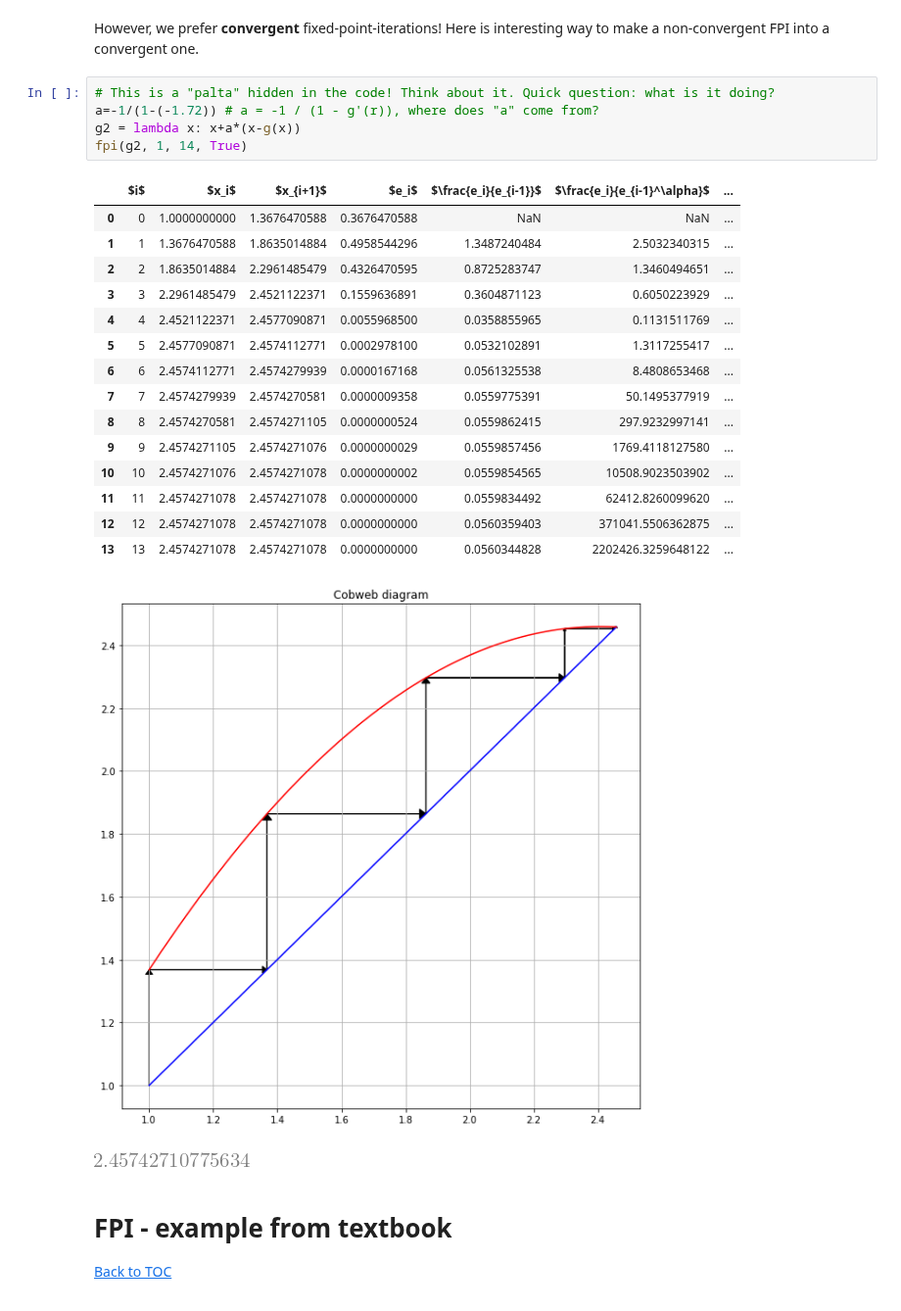
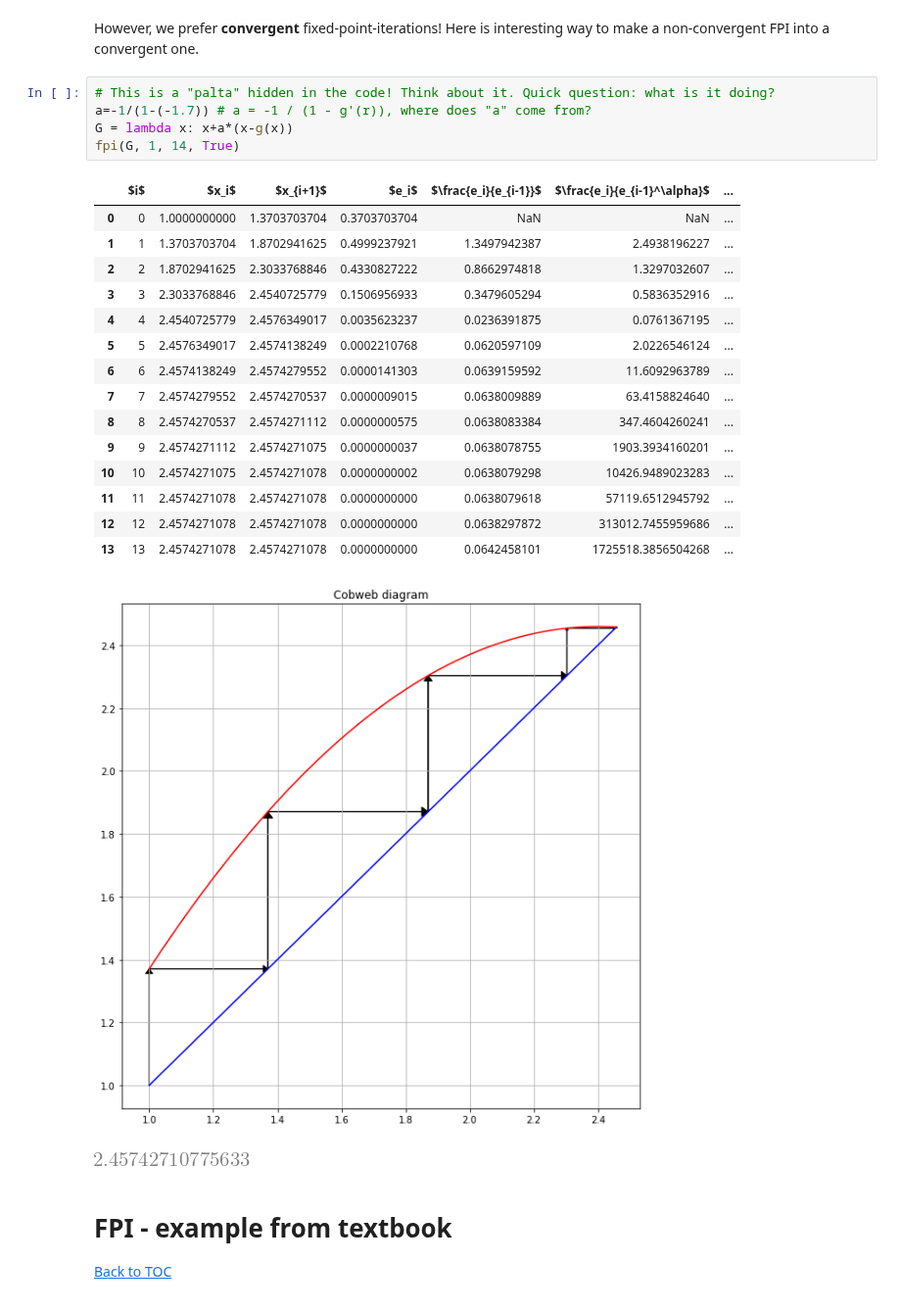
Before and after one commit to tclaudioe/Scientific-Computing, a Jupyter notebook: SC1v2/03_roots_of_1D_equations.ipynb, the cells around one changed output. Shown at 98% size. Saved outputs shown, nothing was run; the diff lists cells and outputs as text.

```diff
--- a/SC1v2/03_roots_of_1D_equations.ipynb
+++ b/SC1v2/03_roots_of_1D_equations.ipynb
@@ -378,26 +370,26 @@ fpi(g, 1, 12, True)
 However, we prefer **convergent** fixed-point-iterations! Here is interesting way to make a non-convergent FPI into a convergent one.
 # %%
 # This is a "palta" hidden in the code! Think about it. Quick question: what is it doing?
-a=-1/(1-(-1.72)) # a = -1 / (1 - g'(r)), where does "a" come from?
-g2 = lambda x: x+a*(x-g(x))
-fpi(g2, 1, 14, True)
+a=-1/(1-(-1.7)) # a = -1 / (1 - g'(r)), where does "a" come from?
+G = lambda x: x+a*(x-g(x))
+fpi(G, 1, 14, True)
 # %% [output]
 |  | $i$ | $x_i$ | $x_{i+1}$ | $e_i$ | $\frac{e_i}{e_{i-1}}$ | $\frac{e_i}{e_{i-1}^\alpha}$ | ... |
-| 0 | 0 | 1.0000000000 | 1.3676470588 | 0.3676470588 | NaN | NaN | ... |
-| 1 | 1 | 1.3676470588 | 1.8635014884 | 0.4958544296 | 1.3487240484 | 2.5032340315 | ... |
-| 2 | 2 | 1.8635014884 | 2.2961485479 | 0.4326470595 | 0.8725283747 | 1.3460494651 | ... |
-| 3 | 3 | 2.2961485479 | 2.4521122371 | 0.1559636891 | 0.3604871123 | 0.6050223929 | ... |
-| 4 | 4 | 2.4521122371 | 2.4577090871 | 0.0055968500 | 0.0358855965 | 0.1131511769 | ... |
-| 5 | 5 | 2.4577090871 | 2.4574112771 | 0.0002978100 | 0.0532102891 | 1.3117255417 | ... |
-| 6 | 6 | 2.4574112771 | 2.4574279939 | 0.0000167168 | 0.0561325538 | 8.4808653468 | ... |
-| 7 | 7 | 2.4574279939 | 2.4574270581 | 0.0000009358 | 0.0559775391 | 50.1495377919 | ... |
-| 8 | 8 | 2.4574270581 | 2.4574271105 | 0.0000000524 | 0.0559862415 | 297.9232997141 | ... |
-| 9 | 9 | 2.4574271105 | 2.4574271076 | 0.0000000029 | 0.0559857456 | 1769.4118127580 | ... |
-| 10 | 10 | 2.4574271076 | 2.4574271078 | 0.0000000002 | 0.0559854565 | 10508.9023503902 | ... |
-| 11 | 11 | 2.4574271078 | 2.4574271078 | 0.0000000000 | 0.0559834492 | 62412.8260099620 | ... |
-| 12 | 12 | 2.4574271078 | 2.4574271078 | 0.0000000000 | 0.0560359403 | 371041.5506362875 | ... |
-| 13 | 13 | 2.4574271078 | 2.4574271078 | 0.0000000000 | 0.0560344828 | 2202426.3259648122 | ... |
+| 0 | 0 | 1.0000000000 | 1.3703703704 | 0.3703703704 | NaN | NaN | ... |
+| 1 | 1 | 1.3703703704 | 1.8702941625 | 0.4999237921 | 1.3497942387 | 2.4938196227 | ... |
+| 2 | 2 | 1.8702941625 | 2.3033768846 | 0.4330827222 | 0.8662974818 | 1.3297032607 | ... |
+| 3 | 3 | 2.3033768846 | 2.4540725779 | 0.1506956933 | 0.3479605294 | 0.5836352916 | ... |
+| 4 | 4 | 2.4540725779 | 2.4576349017 | 0.0035623237 | 0.0236391875 | 0.0761367195 | ... |
+| 5 | 5 | 2.4576349017 | 2.4574138249 | 0.0002210768 | 0.0620597109 | 2.0226546124 | ... |
+| 6 | 6 | 2.4574138249 | 2.4574279552 | 0.0000141303 | 0.0639159592 | 11.6092963789 | ... |
+| 7 | 7 | 2.4574279552 | 2.4574270537 | 0.0000009015 | 0.0638009889 | 63.4158824640 | ... |
+| 8 | 8 | 2.4574270537 | 2.4574271112 | 0.0000000575 | 0.0638083384 | 347.4604260241 | ... |
+| 9 | 9 | 2.4574271112 | 2.4574271075 | 0.0000000037 | 0.0638078755 | 1903.3934160201 | ... |
+| 10 | 10 | 2.4574271075 | 2.4574271078 | 0.0000000002 | 0.0638079298 | 10426.9489023283 | ... |
+| 11 | 11 | 2.4574271078 | 2.4574271078 | 0.0000000000 | 0.0638079618 | 57119.6512945792 | ... |
+| 12 | 12 | 2.4574271078 | 2.4574271078 | 0.0000000000 | 0.0638297872 | 313012.7455959686 | ... |
+| 13 | 13 | 2.4574271078 | 2.4574271078 | 0.0000000000 | 0.0642458101 | 1725518.3856504268 | ... |
-[figure, old version]
+[figure, new version]
 [figure]
 # %% [markdown]
 <div id='fpi-textbook-example' />
```
Also changed, not shown: parts of 7 cells of this notebook, 1 other file.
